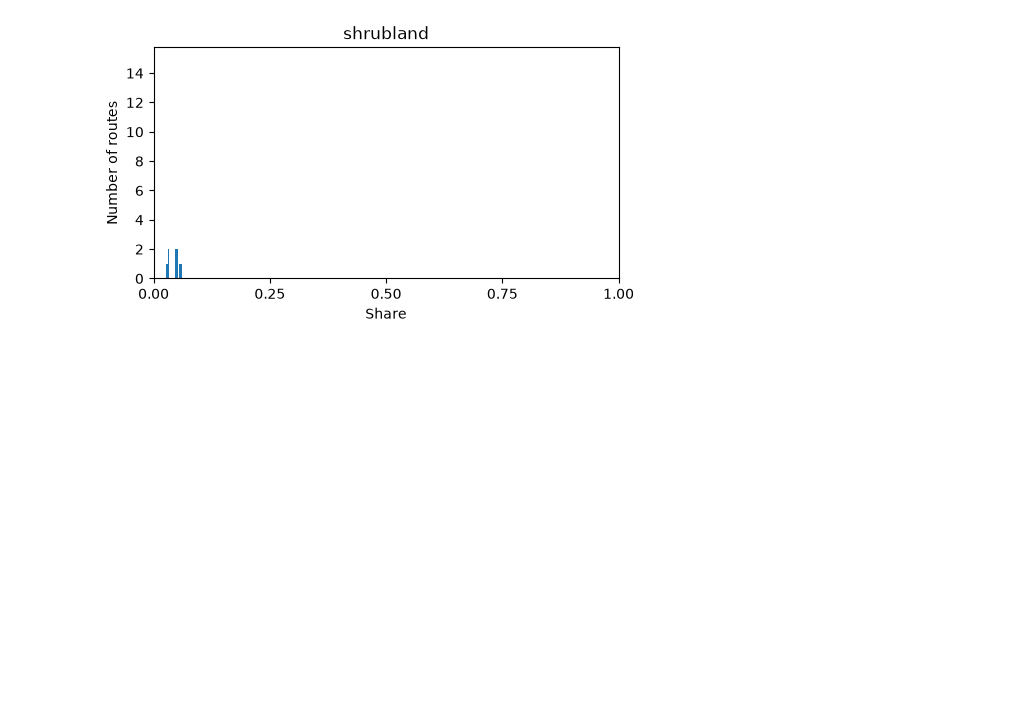
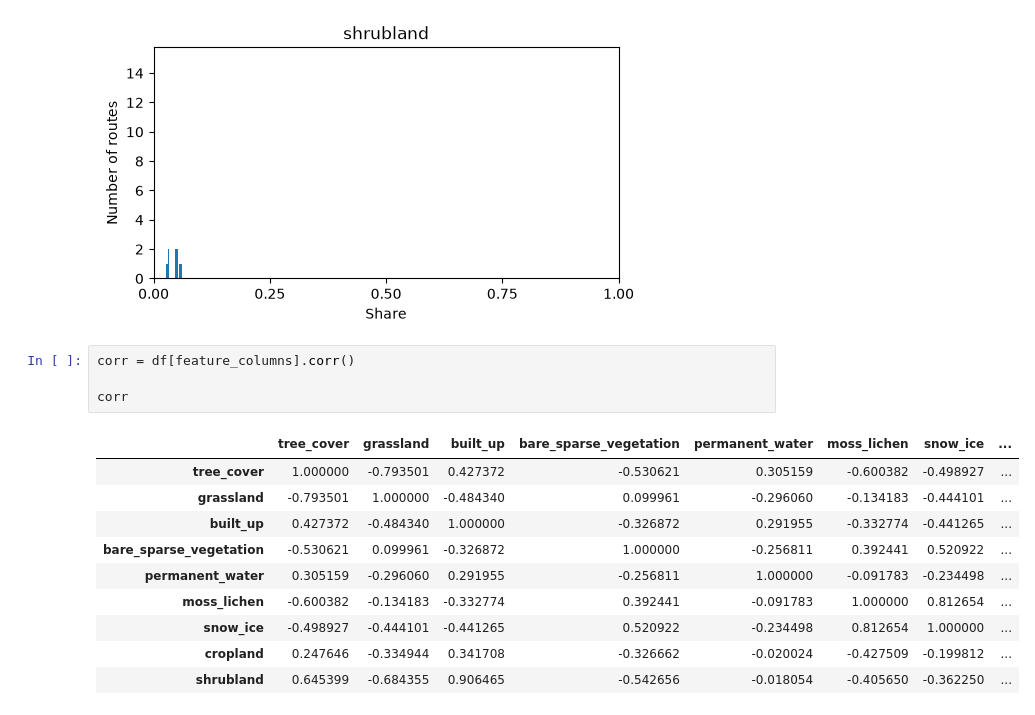
Before and after one commit to chr-dev16/trail-route-recommendation, a Jupyter notebook: notebooks/worldcover_eda.ipynb, the cells around one changed output. Saved outputs shown, nothing was run; the diff lists cells and outputs as text; blank space fills up the shorter version.

```diff
--- a/notebooks/worldcover_eda.ipynb
+++ b/notebooks/worldcover_eda.ipynb
@@ -67,3 +67,18 @@ for col in feature_columns:
 [figure]
 [figure]
 [figure]
+# %%
+corr = df[feature_columns].corr()
+
+corr
+# %% [output]
+|  | tree_cover | grassland | built_up | bare_sparse_vegetation | permanent_water | moss_lichen | snow_ice | ... |
+| tree_cover | 1.000000 | -0.793501 | 0.427372 | -0.530621 | 0.305159 | -0.600382 | -0.498927 | ... |
+| grassland | -0.793501 | 1.000000 | -0.484340 | 0.099961 | -0.296060 | -0.134183 | -0.444101 | ... |
+| built_up | 0.427372 | -0.484340 | 1.000000 | -0.326872 | 0.291955 | -0.332774 | -0.441265 | ... |
+| bare_sparse_vegetation | -0.530621 | 0.099961 | -0.326872 | 1.000000 | -0.256811 | 0.392441 | 0.520922 | ... |
+| permanent_water | 0.305159 | -0.296060 | 0.291955 | -0.256811 | 1.000000 | -0.091783 | -0.234498 | ... |
+| moss_lichen | -0.600382 | -0.134183 | -0.332774 | 0.392441 | -0.091783 | 1.000000 | 0.812654 | ... |
+| snow_ice | -0.498927 | -0.444101 | -0.441265 | 0.520922 | -0.234498 | 0.812654 | 1.000000 | ... |
+| cropland | 0.247646 | -0.334944 | 0.341708 | -0.326662 | -0.020024 | -0.427509 | -0.199812 | ... |
+| shrubland | 0.645399 | -0.684355 | 0.906465 | -0.542656 | -0.018054 | -0.405650 | -0.362250 | ... |
```
Also changed, not shown: parts of 1 cell of this notebook.
